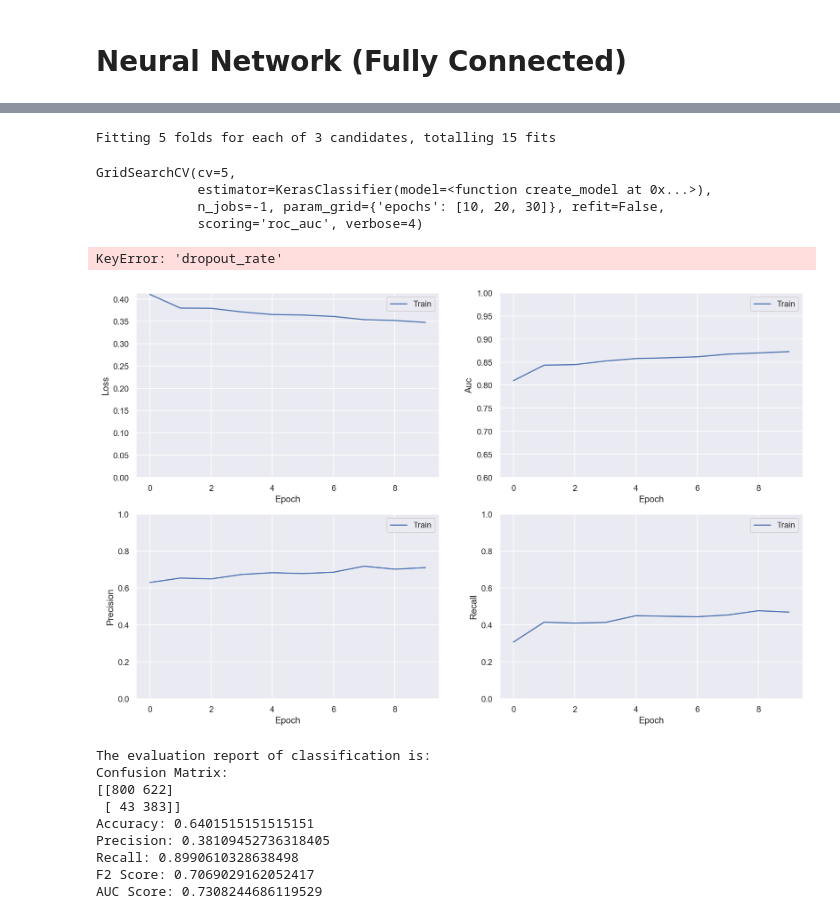
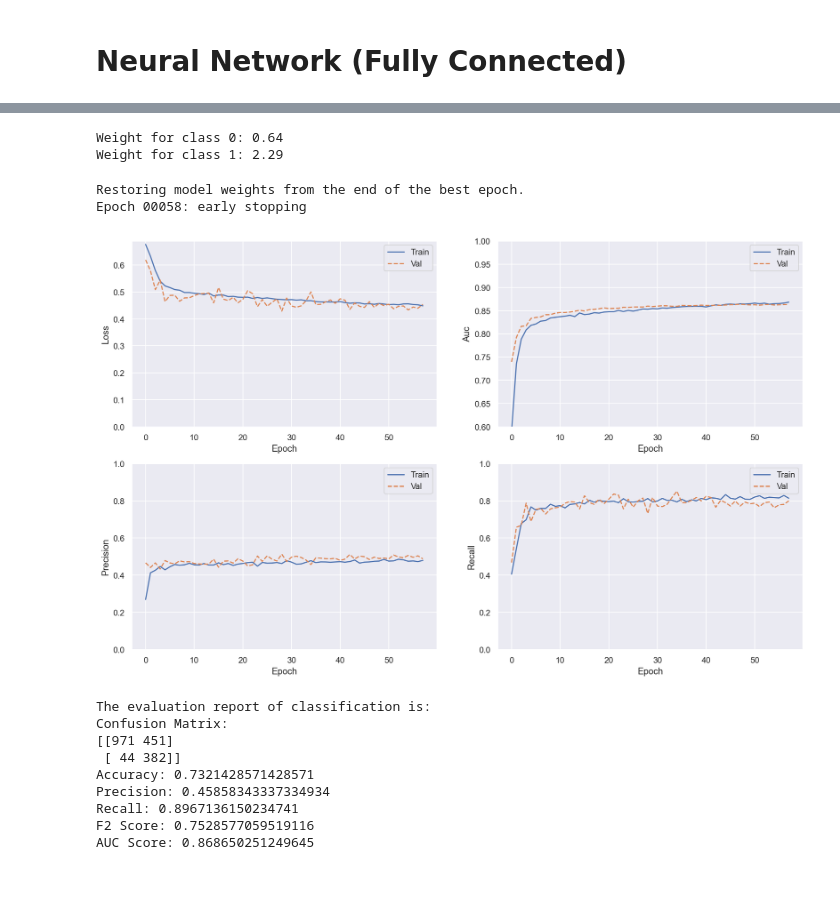
Before and after one commit to Fei-X/twitter_suicidal_tendency, a Jupyter notebook: DT_Ensemble_NN_yanjin.ipynb, the cells around one changed output, grey strips where cells are left out. Drawn from its saved outputs; the diff is of its cells as text; code cells hidden in the pictures; blank space fills up the shorter version.

```diff
--- a/DT_Ensemble_NN_yanjin.ipynb
+++ b/DT_Ensemble_NN_yanjin.ipynb
@@ -226,9 +281,4 @@ def create_model(dropout_rate=0.1, neurons=128):
 # %%
-batch_size = [32, 64, 128, 256]
-epoch = [10, 20, 30]
-dropout_rate = [0.1, 0.2, 0.3, 0.4, 0.5]
-neurons = [32, 64, 128, 256]
-
 total = len(data)
 pos = np.count_nonzero(data.iloc[:,-1])
 neg = total - pos
@@ -240,93 +290,67 @@ class_weight = {0: weight_for_0, 1: weight_for_1}
 
 print('Weight for class 0: {:.2f}'.format(weight_for_0))
 print('Weight for class 1: {:.2f}'.format(weight_for_1))
+# %% [output]
+Weight for class 0: 0.64
+Weight for class 1: 2.29
-# %%
-model = scikeras.wrappers.KerasClassifier(
-    model = create_model,
-    verbose = 1,
-)
-
-param_grid = dict(
-    batch_size = batch_size,
-    epochs = epoch,
-    dropout_rate = dropout_rate,
-    neurons = neurons,
-    class_weight = [class_weight]
-)
-
-GS = model_selection.GridSearchCV(
-    estimator = model,
-    param_grid = param_grid,
-    scoring = 'roc_auc',
-    n_jobs = -1,
-    refit = False,
-    verbose = 4,
-    cv = 5,
-)
-
-GS.fit(x_train, y_train)
-# %% [output]
-Fitting 5 folds for each of 3 candidates, totalling 15 fits
-GridSearchCV(cv=5,
-             estimator=KerasClassifier(model=<function create_model at 0x...>),
-             n_jobs=-1, param_grid={'epochs': [10, 20, 30]}, refit=False,
-             scoring='roc_auc', verbose=4)
 # %%
 early_stopping = tf.keras.callbacks.EarlyStopping(
     monitor = 'val_auc',
     verbose = 1,
-    patience = 3,
+    patience = 10,
     mode = 'max',
     restore_best_weights = True
 )
 
-history = create_model(dropout_rate = GS.best_params_['dropout_rate'], neurons = GS.best_params_['neurons']).fit(
-    x = x_train, y = y_train
-    batch_size = GS.best_params_['batch_size'],
+history = model.fit(
+    x = x_train, y = y_train,
+    batch_size = 256,
     validation_split = 0.2,
-    epochs = GS.best_params_['epochs'],
+    epochs = 100,
     callbacks = [early_stopping],
-    class_weight = class_weight
+    class_weight = class_weight,
+    verbose = 0
 )
 # %% [output]
-KeyError: 'dropout_rate'
+Restoring model weights from the end of the best epoch.
+Epoch 00058: early stopping
 # %%
 colors = plt.rcParams['axes.prop_cycle'].by_key()['color']
 metrics = ['loss', 'auc', 'precision', 'recall']
 
 plt.figure(figsize=(16, 10))
 for n, metric in enumerate(metrics):
     name = metric.replace("_"," ").capitalize()
     plt.subplot(2, 2, n+1)
     plt.plot(history.epoch, history.history[metric], color=colors[0], label='Train')
-    # plt.plot(history.epoch, history.history['val_'+metric], color=colors[1], linestyle="--", label='Val')
+    plt.plot(history.epoch, history.history['val_'+metric], color=colors[1], linestyle="--", label='Val')
     plt.xlabel('Epoch')
     plt.ylabel(name)
     if metric == 'loss':
         plt.ylim([0, plt.ylim()[1]])
     elif metric == 'auc':
         plt.ylim([0.6,1])
     else:
         plt.ylim([0,1])
     plt.legend()
 # %% [output]
-[figure, old version]
+[figure, new version]
 # %%
-# result = model.evaluate(test_ds, batch_size = 32, verbose = 0)
-y_pred_proba = dt_clf.predict_proba(x_test)
+y_pred_proba = model.predict(x_test)
+y_pred_proba = np.hstack((y_pred_proba, y_pred_proba))
 
 y_pred = evaluate.threshold(y_pred_proba, y_test)['y_pred']
 print(evaluate.performance(y_test, y_pred, y_pred_proba)['report'])
 # %% [output]
 The evaluation report of classification is:
 Confusion Matrix:
-[[800 622]
- [ 43 383]]
-Accuracy: 0.6401515151515151
-Precision: 0.38109452736318405
-Recall: 0.8990610328638498
-F2 Score: 0.7069029162052417
-AUC Score: 0.7308244686119529
+[[971 451]
+ [ 44 382]]
+Accuracy: 0.7321428571428571
+Precision: 0.45858343337334934
+Recall: 0.8967136150234741
+F2 Score: 0.7528577059519116
+AUC Score: 0.868650251249645
 # %%
 end_time = time.time()
 
```
Also changed, not shown: parts of 16 cells of this notebook.
